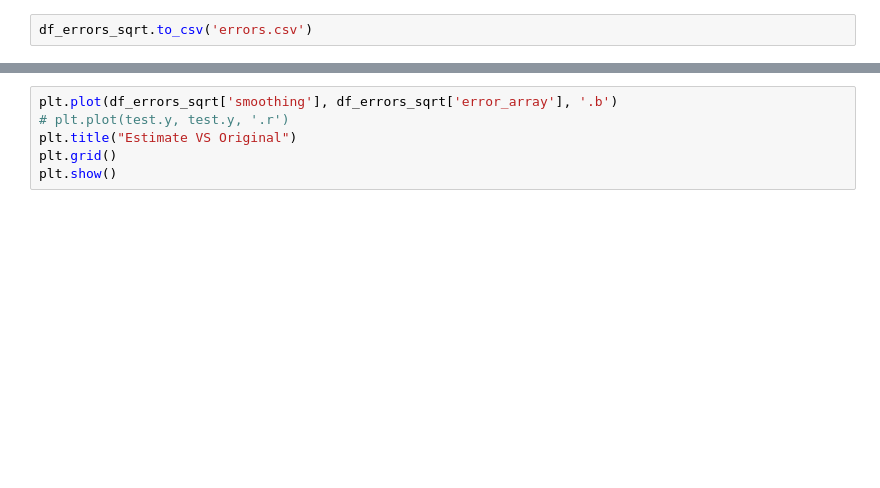
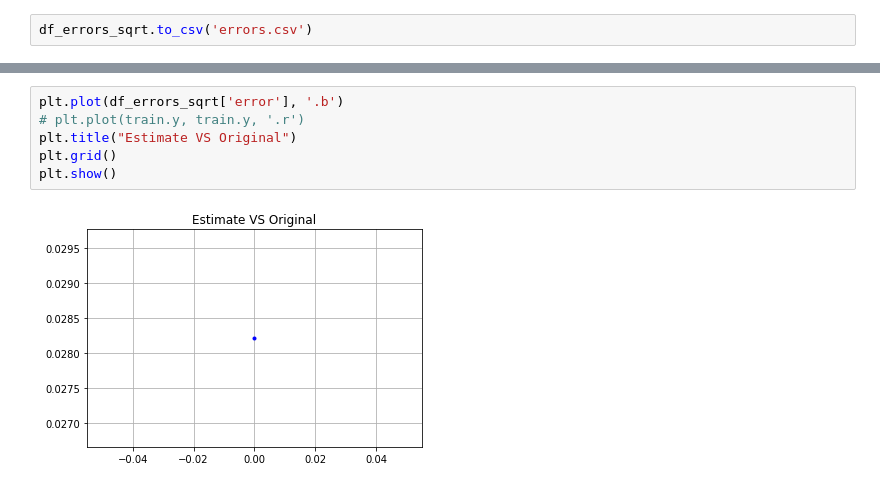
Before and after one commit to E7SATAI/wageForcasterMx, a Jupyter notebook: eda/naive-bayes.ipynb, the cells around one changed output, grey strips where cells are left out. Saved outputs shown, nothing was run; the diff lists cells and outputs as text; blank space fills up the shorter version.

```diff
--- a/eda/naive-bayes.ipynb
+++ b/eda/naive-bayes.ipynb
@@ -264,9 +243,11 @@ plt.show()
 # %%
-plt.plot(df_errors_sqrt['smoothing'], df_errors_sqrt['error_array'], '.b')
-# plt.plot(test.y, test.y, '.r')
+plt.plot(df_errors_sqrt['error'], '.b')
+# plt.plot(train.y, train.y, '.r')
 plt.title("Estimate VS Original")
 plt.grid()
 plt.show()
+# %% [output]
+[figure, added]
 # %%
 df_errors_sqrt.plot.kde()
 plt.title("Error distribution")
```
Also changed, not shown: parts of 8 cells of this notebook.
